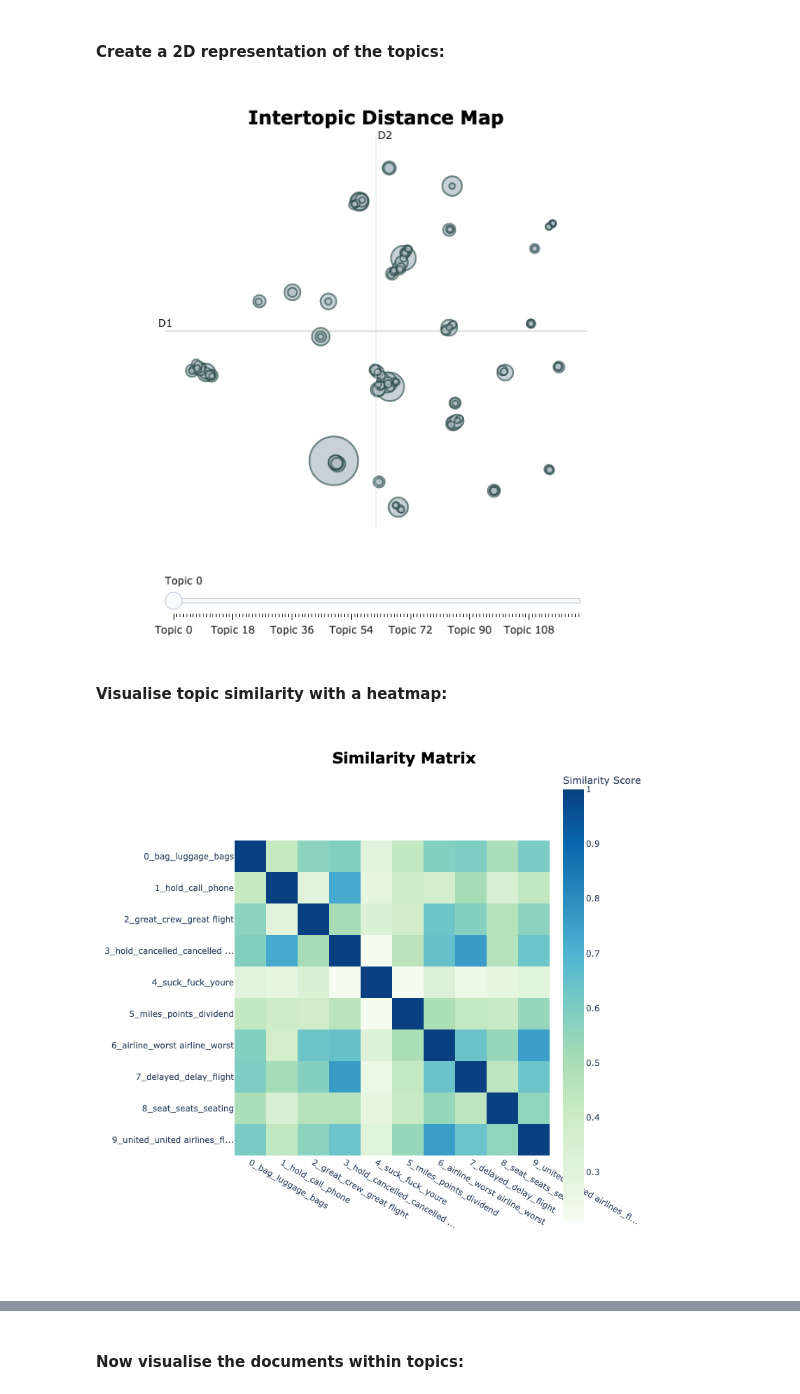
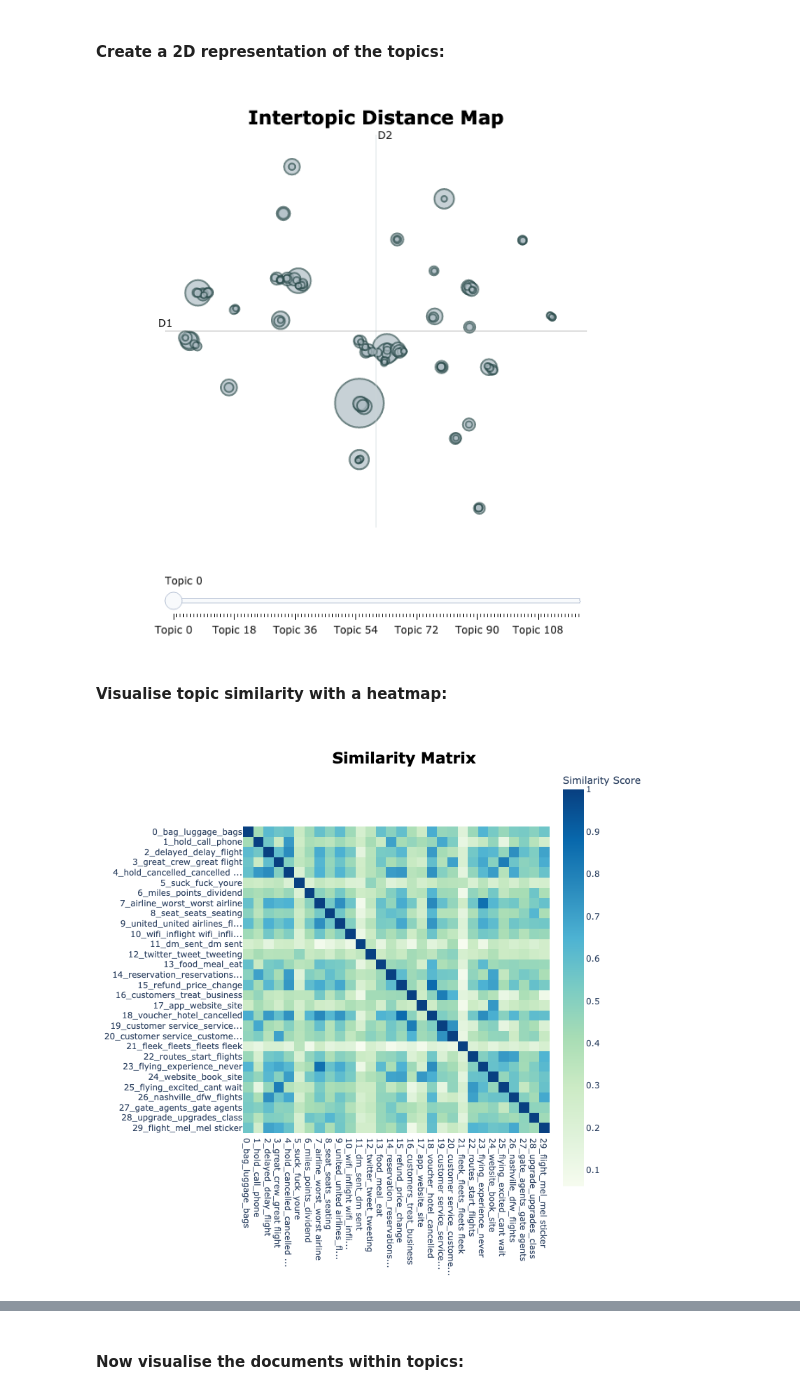
Before and after one commit to gs354/twitter_american_airlines, a Jupyter notebook: notebooks/BERTopic_mpnet.ipynb, the cells around one changed output, grey strips where cells are left out. Saved outputs shown, nothing was run; the diff lists cells and outputs as text; code cells hidden in the pictures.

```diff
--- a/notebooks/BERTopic_mpnet.ipynb
+++ b/notebooks/BERTopic_mpnet.ipynb
@@ -88,7 +89,9 @@ def get_bertmodel(ngram_range, umap_model, hdbscan_model):
 
     # Fit BERTopic model with customisation:
     topic_model = BERTopic(
-        vectorizer_model=vectorizer, umap_model=umap_model, hdbscan_model=hdbscan_model
+        vectorizer_model=vectorizer,
+        umap_model=umap_model,
+        hdbscan_model=hdbscan_model,
     )
 
     return topic_model
@@ -183,11 +403,11 @@ barchart.show()
 distance_map = bertmodel_mpnet.visualize_topics()
 distance_map.show()
 # %% [output]
-[figure, old version]
+[figure, new version]
 # %% [markdown]
 #### Visualise topic similarity with a heatmap:
 # %%
-similarity_matrix = bertmodel_mpnet.visualize_heatmap(top_n_topics=10)
+similarity_matrix = bertmodel_mpnet.visualize_heatmap(top_n_topics=30)
 similarity_matrix.show()
 # %% [output]
-[figure, old version]
+[figure, new version]
```
Also changed, not shown: parts of 31 cells of this notebook, 1 other file.
